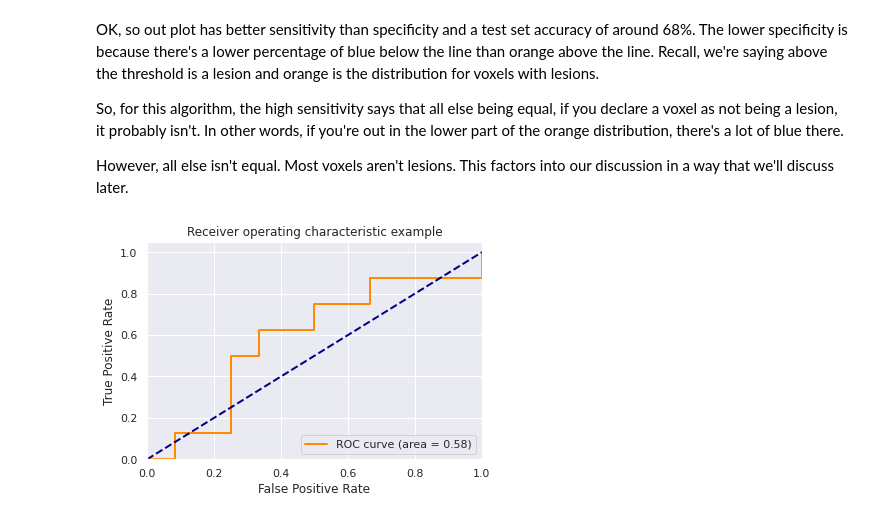
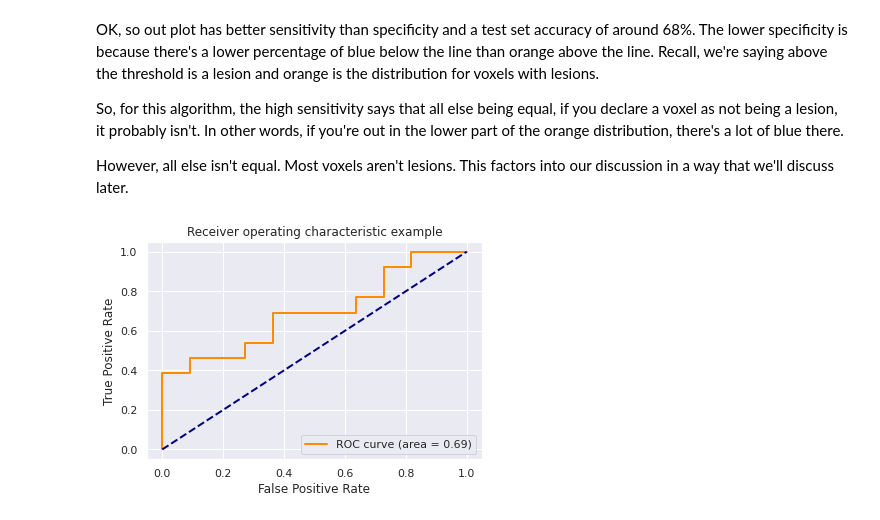
Before and after one commit to bcaffo/ds4bme_intro, a Jupyter notebook: notebooks/notebook2.ipynb, the cells around one changed output. Cells and saved outputs as stored; diff of their text form; code cells hidden in the pictures.

```diff
--- a/notebooks/notebook2.ipynb
+++ b/notebooks/notebook2.ipynb
@@ -13,5 +13,6 @@ import matplotlib.pyplot as plt
 sns.set()
 from sklearn.metrics import accuracy_score, roc_curve, auc
 # %%
-! if [ ! -e oasis.csv ]; then wget https://raw.githubusercontent.com/bcaffo/ds4bme_intro/master/data/oasis.csv; fi;
+dat = pd.read_csv("https://raw.githubusercontent.com/bcaffo/ds4bme_intro/master/data/oasis.csv")
+dat.head(4)
 # %% [output]
@@ -28,3 +23,0 @@ oasis.csv           100%[===================>]  21.75K  --.-KB/s    in 0.01s
-# %%
-dat = pd.read_csv("oasis.csv")
-dat.head(4)
@@ -83,7 +70,7 @@ trainFraction = .75
 
 ## Build a training and testing set
 ## Prob of being in the train set is trainFraction
-sample = np.random.uniform(size = 100) < trainFraction
+sample = np.random.uniform(size = n) < trainFraction
 
 ## Get the training and testing sets
 xtrain = x[ sample]
@@ -164,20 +151,20 @@ So, for this algorithm, the high sensitivity says that all else being equal, if
 
 However, all else isn't equal. Most voxels aren't lesions. This factors into our discussion in a way that we'll discuss later.
 # %%
-fpr, tpr, thresholds = metrics.roc_curve(ytest, xtest)
+fpr, tpr, thresholds = roc_curve(ytest, xtest)
 roc_auc = auc(fpr, tpr)
 # %%
 plt.figure()
 lw = 2
 plt.plot(fpr, tpr, color='darkorange',
          lw=lw, label='ROC curve (area = %0.2f)' % roc_auc)
 plt.plot([0, 1], [0, 1], color='navy', lw=lw, linestyle='--')
-plt.xlim([0.0, 1.0])
-plt.ylim([0.0, 1.05])
+plt.xlim([-0.05, 1.05])
+plt.ylim([-0.05, 1.05])
 plt.xlabel('False Positive Rate')
 plt.ylabel('True Positive Rate')
 plt.title('Receiver operating characteristic example')
 plt.legend(loc="lower right")
 plt.show()
 # %% [output]
-[figure, old version]
+[figure, new version]
```
Also changed, not shown: parts of 5 cells of this notebook.
